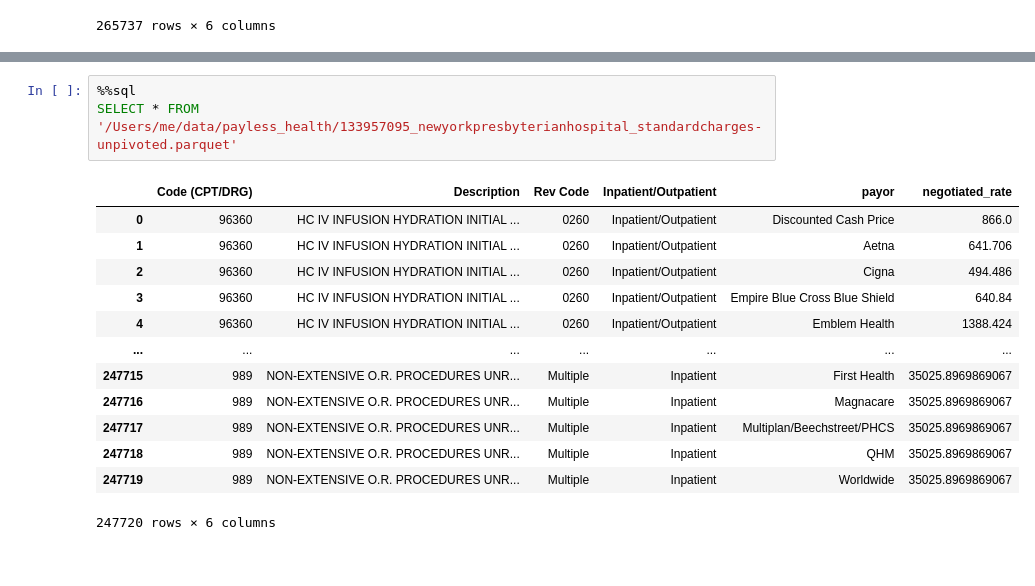
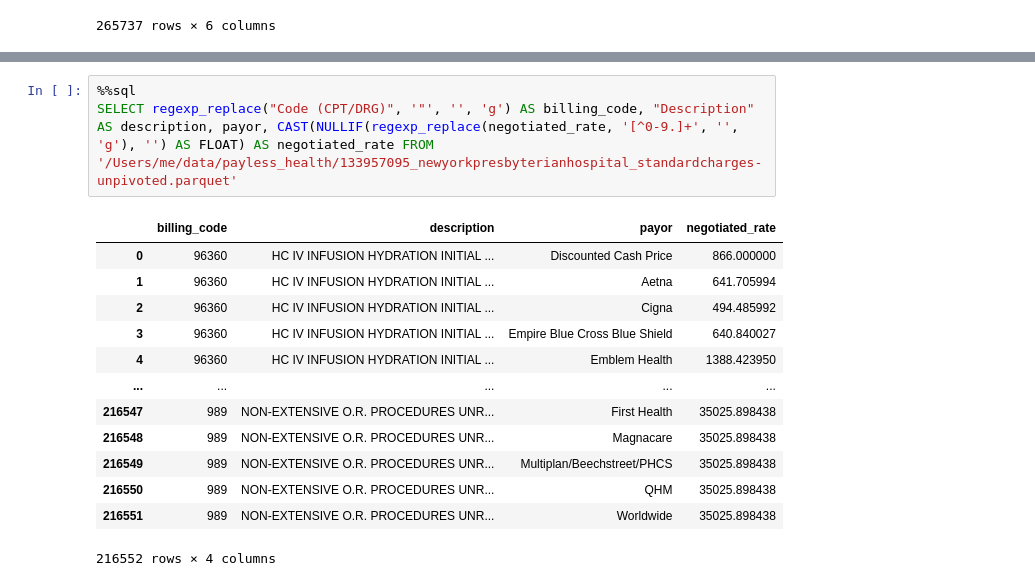
Before and after one commit to onefact/data_build_tool_payless.health, a Jupyter notebook: notebooks/EIN_133957095_newyork-presbyterian-hospital.ipynb, the cells around one changed output, grey strips where cells are left out. Cells and saved outputs as stored; diff of their text form.

```diff
--- a/notebooks/EIN_133957095_newyork-presbyterian-hospital.ipynb
+++ b/notebooks/EIN_133957095_newyork-presbyterian-hospital.ipynb
@@ -145,20 +150,20 @@ AND payor != 'Gross Charges'
 |  | Success |
 # %%
 %%sql
-SELECT * FROM '/Users/me/data/payless_health/133957095_newyorkpresbyterianhospital_standardcharges-unpivoted.parquet'
+SELECT regexp_replace("Code (CPT/DRG)", '"', '', 'g') AS billing_code, "Description" AS description, payor, CAST(NULLIF(regexp_replace(negotiated_rate, '[^0-9.]+', '', 'g'), '') AS FLOAT) AS negotiated_rate FROM '/Users/me/data/payless_health/133957095_newyorkpresbyterianhospital_standardcharges-unpivoted.parquet'
 # %% [output]
-|  | Code (CPT/DRG) | Description | Rev Code | Inpatient/Outpatient | payor | negotiated_rate |
-| 0 | 96360 | HC IV INFUSION HYDRATION INITIAL ... | 0260 | Inpatient/Outpatient | Discounted Cash Price | 866.0 |
-| 1 | 96360 | HC IV INFUSION HYDRATION INITIAL ... | 0260 | Inpatient/Outpatient | Aetna | 641.706 |
-| 2 | 96360 | HC IV INFUSION HYDRATION INITIAL ... | 0260 | Inpatient/Outpatient | Cigna | 494.486 |
-| 3 | 96360 | HC IV INFUSION HYDRATION INITIAL ... | 0260 | Inpatient/Outpatient | Empire Blue Cross Blue Shield | 640.84 |
-| 4 | 96360 | HC IV INFUSION HYDRATION INITIAL ... | 0260 | Inpatient/Outpatient | Emblem Health | 1388.424 |
-| ... | ... | ... | ... | ... | ... | ... |
-| 247715 | 989 | NON-EXTENSIVE O.R. PROCEDURES UNR... | Multiple | Inpatient | First Health | 35025.8969869067 |
-| 247716 | 989 | NON-EXTENSIVE O.R. PROCEDURES UNR... | Multiple | Inpatient | Magnacare | 35025.8969869067 |
-| 247717 | 989 | NON-EXTENSIVE O.R. PROCEDURES UNR... | Multiple | Inpatient | Multiplan/Beechstreet/PHCS | 35025.8969869067 |
-| 247718 | 989 | NON-EXTENSIVE O.R. PROCEDURES UNR... | Multiple | Inpatient | QHM | 35025.8969869067 |
-| 247719 | 989 | NON-EXTENSIVE O.R. PROCEDURES UNR... | Multiple | Inpatient | Worldwide | 35025.8969869067 |
+|  | billing_code | description | payor | negotiated_rate |
+| 0 | 96360 | HC IV INFUSION HYDRATION INITIAL ... | Discounted Cash Price | 866.000000 |
+| 1 | 96360 | HC IV INFUSION HYDRATION INITIAL ... | Aetna | 641.705994 |
+| 2 | 96360 | HC IV INFUSION HYDRATION INITIAL ... | Cigna | 494.485992 |
+| 3 | 96360 | HC IV INFUSION HYDRATION INITIAL ... | Empire Blue Cross Blue Shield | 640.840027 |
+| 4 | 96360 | HC IV INFUSION HYDRATION INITIAL ... | Emblem Health | 1388.423950 |
+| ... | ... | ... | ... | ... |
+| 216547 | 989 | NON-EXTENSIVE O.R. PROCEDURES UNR... | First Health | 35025.898438 |
+| 216548 | 989 | NON-EXTENSIVE O.R. PROCEDURES UNR... | Magnacare | 35025.898438 |
+| 216549 | 989 | NON-EXTENSIVE O.R. PROCEDURES UNR... | Multiplan/Beechstreet/PHCS | 35025.898438 |
+| 216550 | 989 | NON-EXTENSIVE O.R. PROCEDURES UNR... | QHM | 35025.898438 |
+| 216551 | 989 | NON-EXTENSIVE O.R. PROCEDURES UNR... | Worldwide | 35025.898438 |
-247720 rows × 6 columns
+216552 rows × 4 columns
 # %%
 %%sql
```
Also changed, not shown: parts of 4 cells of this notebook.
